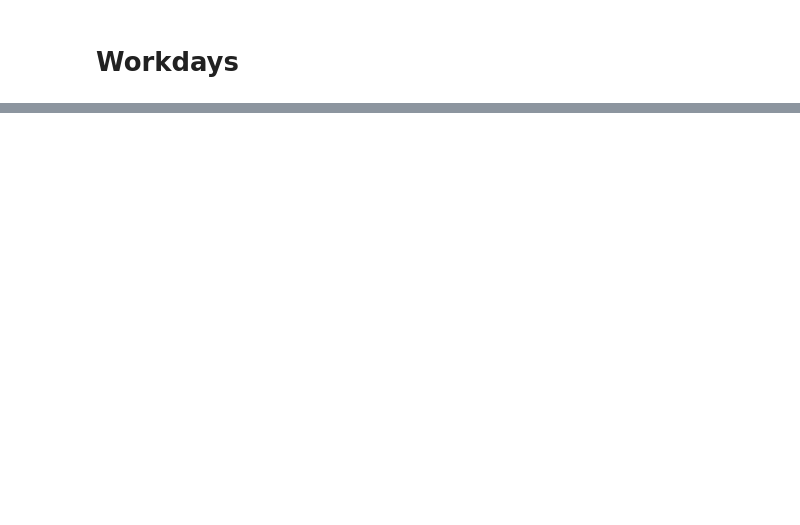
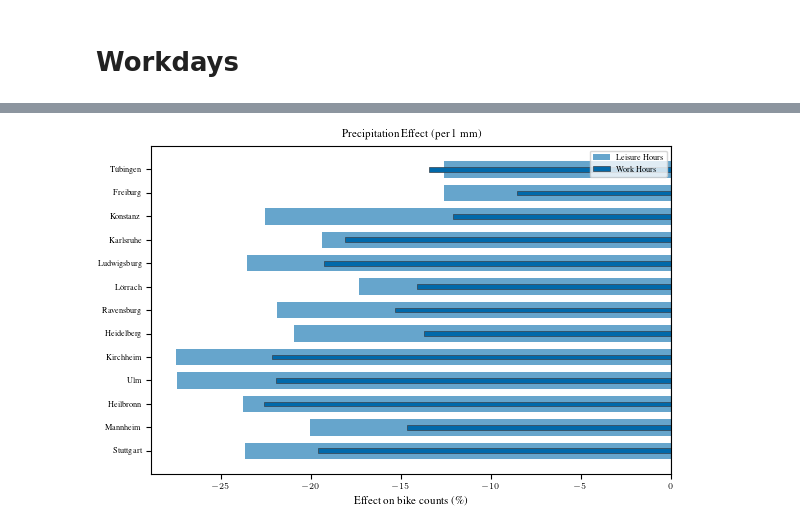
Before and after one commit to lohrynn/tuecycle, a Jupyter notebook: exp/regression.ipynb, the cells around one changed output, grey strips where cells are left out. Saved outputs shown, nothing was run; the diff lists cells and outputs as text; code cells hidden in the pictures; blank space fills up the shorter version.

```diff
--- a/exp/regression.ipynb
+++ b/exp/regression.ipynb
@@ -755,7 +986,7 @@ for city in cities:
     ).astype(int)
 
     city_dfs[city]['is_workhour'] = (
-        (city_dfs[city]['hour'] >= 5) & (city_dfs[city]['hour'] <= 9) &  # 5 AM to 9 AM
+        (city_dfs[city]['hour'] >= WORKDAY_HOURS[0]) & (city_dfs[city]['hour'] <= WORKDAY_HOURS[-1]) &
         (city_dfs[city]['is_workday'] == 1)  # Only workdays
     ).astype(int)
 
@@ -785,7 +1016,10 @@ for city in cities:
     X = sm.add_constant(X)  # Adds a constant term to the predictor
     y = df['logged_bike_count'].astype(float)
 
-    model = sm.OLS(y, X).fit()
+    model = sm.OLS(y, X).fit(
+        cov_type='HAC',
+        cov_kwds={'maxlags': MAXLAGS}
+    )
     work_results[city] = model
     print(f"\nLog-linear regression results for {city.capitalize()}:")
     print(model.summary())
@@ -1036,0 +1209,38 @@ fig.savefig("city_ranking_leisure_vs_work.pdf")
+# %%
+# Precipitation effects: Leisure vs Work (overlapping bars)
+plt.rcParams.update(bundles.icml2024(column="half", nrows=1, ncols=1))
+
+fig, ax = plt.subplots(figsize=(6, 4))
+
+# Bar heights
+bar_height_leisure = 0.7
+bar_height_work = 0.2
+
+y_pos = np.arange(len(cities_sorted))
+
+# Leisure hours (wider bar, behind)
+ax.barh(y_pos, leisure_rain, height=bar_height_leisure, color=tue_blue, alpha=0.6, label="Leisure Hours")
+
+# Work hours (thinner bar, in front)
+ax.barh(y_pos, work_rain, height=bar_height_work, color=tue_blue, alpha=1.0, label="Work Hours", edgecolor=tue_dark, linewidth=0.5)
+
+# Error bars for both
+leisure_rain_xerr = np.vstack([leisure_rain - leisure_rain_lower, leisure_rain_upper - leisure_rain])
+work_rain_xerr = np.vstack([work_rain - work_rain_lower, work_rain_upper - work_rain])
+
+# ax.errorbar(leisure_rain, y_pos + 0.15, xerr=leisure_rain_xerr, fmt="none", ecolor=tue_dark, capsize=2, linewidth=0.8, alpha=0.7)
+# ax.errorbar(work_rain, y_pos - 0.15, xerr=work_rain_xerr, fmt="none", ecolor=tue_dark, capsize=2, linewidth=0.8)
+
+ax.set_yticks(y_pos)
+ax.set_yticklabels(cities_names)
+ax.set_xlabel("Effect on bike counts (\%)")
+ax.set_title("Precipitation Effect (per 1 mm)")
+ax.axvline(0, color=tue_dark, linewidth=0.8)
+ax.legend(loc="upper right")
+
+plt.tight_layout()
+plt.show()
+
+fig.savefig("city_ranking_precipitation_leisure_vs_work.pdf")
+# %% [output]
+[figure, added]
```
Also changed, not shown: parts of 20 cells of this notebook, 6 other files.
